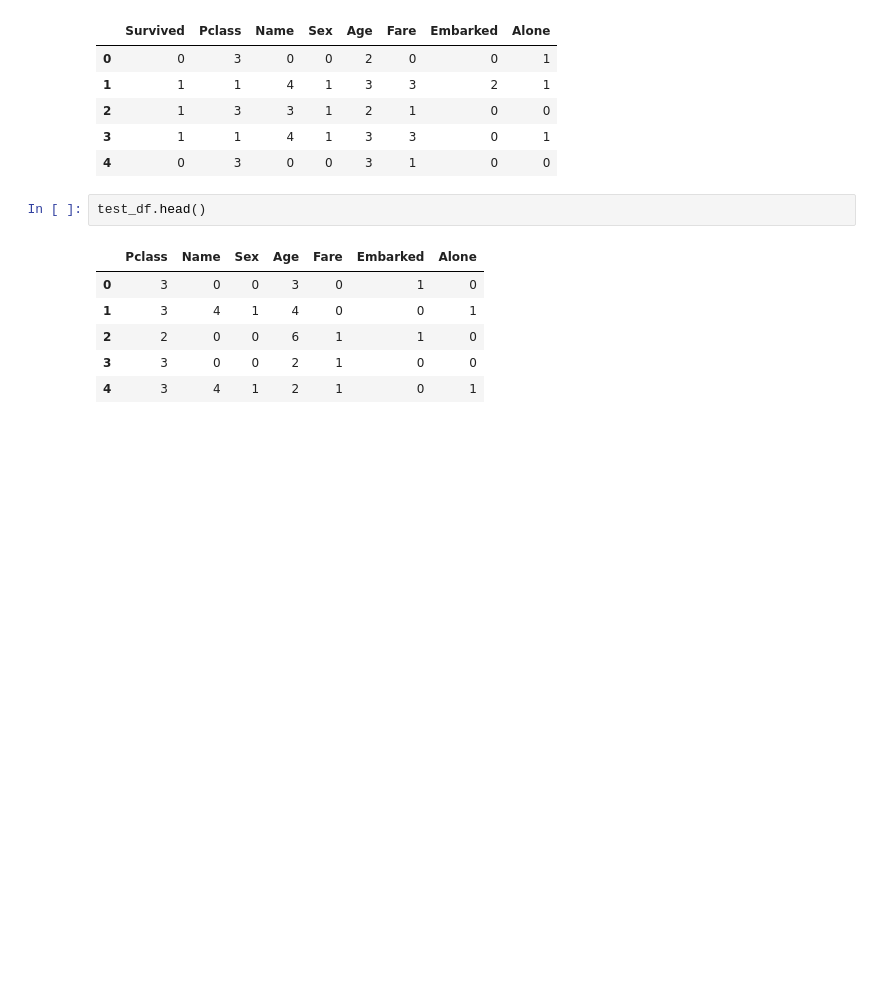
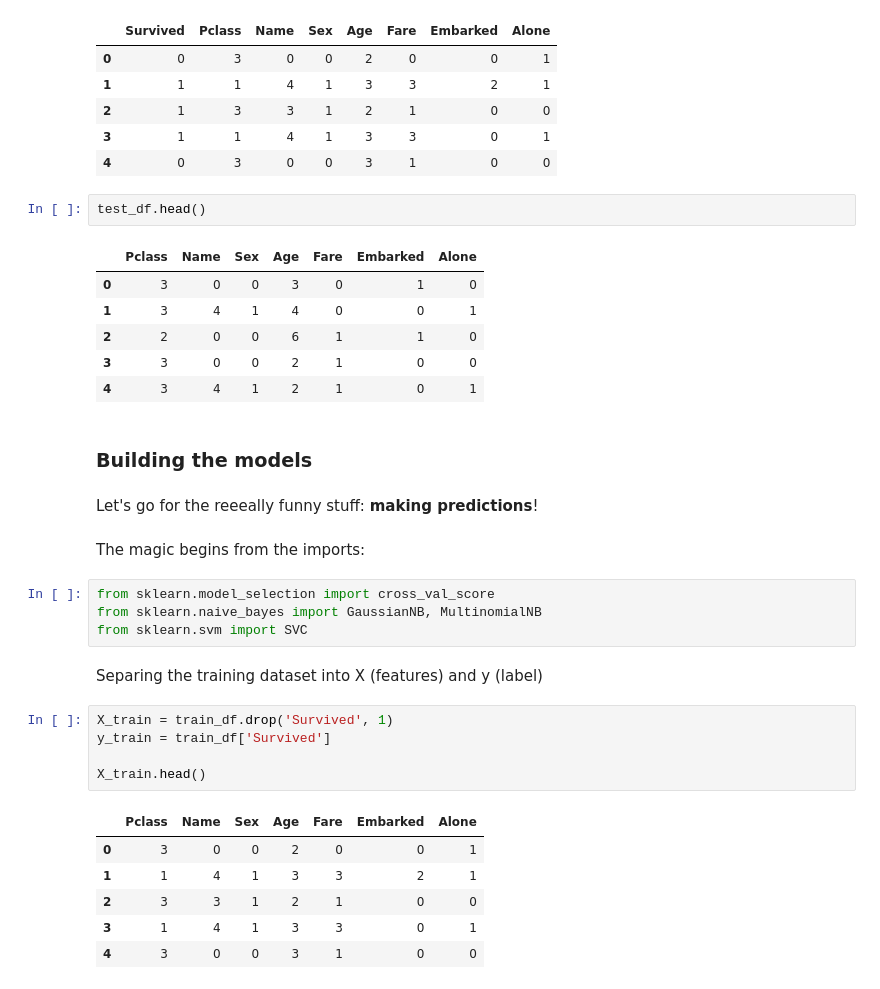
Before and after one commit to caiquetgr/kaggle-titanic-competition, a Jupyter notebook: doing-datascience.ipynb, the cells around one changed output. Drawn from its saved outputs; the diff is of its cells as text; blank space fills up the shorter version.

Commit message:
Usando K-fold com modelos de Naive Bayes

```diff
--- a/doing-datascience.ipynb
+++ b/doing-datascience.ipynb
@@ -638,3 +638,27 @@ test_df.head()
 | 2 | 2 | 0 | 0 | 6 | 1 | 1 | 0 |
 | 3 | 3 | 0 | 0 | 2 | 1 | 0 | 0 |
 | 4 | 3 | 4 | 1 | 2 | 1 | 0 | 1 |
+# %% [markdown]
+### Building the models
+# %% [markdown]
+Let's go for the reeeally funny stuff: <b>making predictions</b>!
+# %% [markdown]
+The magic begins from the imports:
+# %%
+from sklearn.model_selection import cross_val_score
+from sklearn.naive_bayes import GaussianNB, MultinomialNB
+from sklearn.svm import SVC
+# %% [markdown]
+Separing the training dataset into X (features) and y (label)
+# %%
+X_train = train_df.drop('Survived', 1)
+y_train = train_df['Survived']
+
+X_train.head()
+# %% [output]
+|  | Pclass | Name | Sex | Age | Fare | Embarked | Alone |
+| 0 | 3 | 0 | 0 | 2 | 0 | 0 | 1 |
+| 1 | 1 | 4 | 1 | 3 | 3 | 2 | 1 |
+| 2 | 3 | 3 | 1 | 2 | 1 | 0 | 0 |
+| 3 | 1 | 4 | 1 | 3 | 3 | 0 | 1 |
+| 4 | 3 | 0 | 0 | 3 | 1 | 0 | 0 |
```
Also changed, not shown: parts of 17 cells of this notebook.
